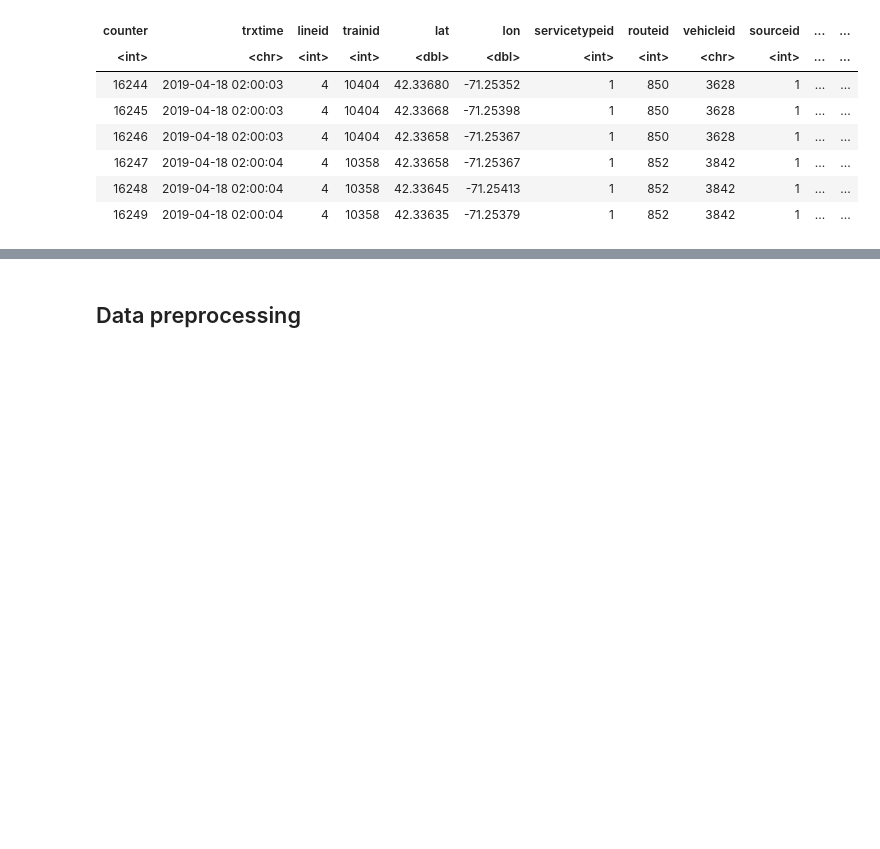
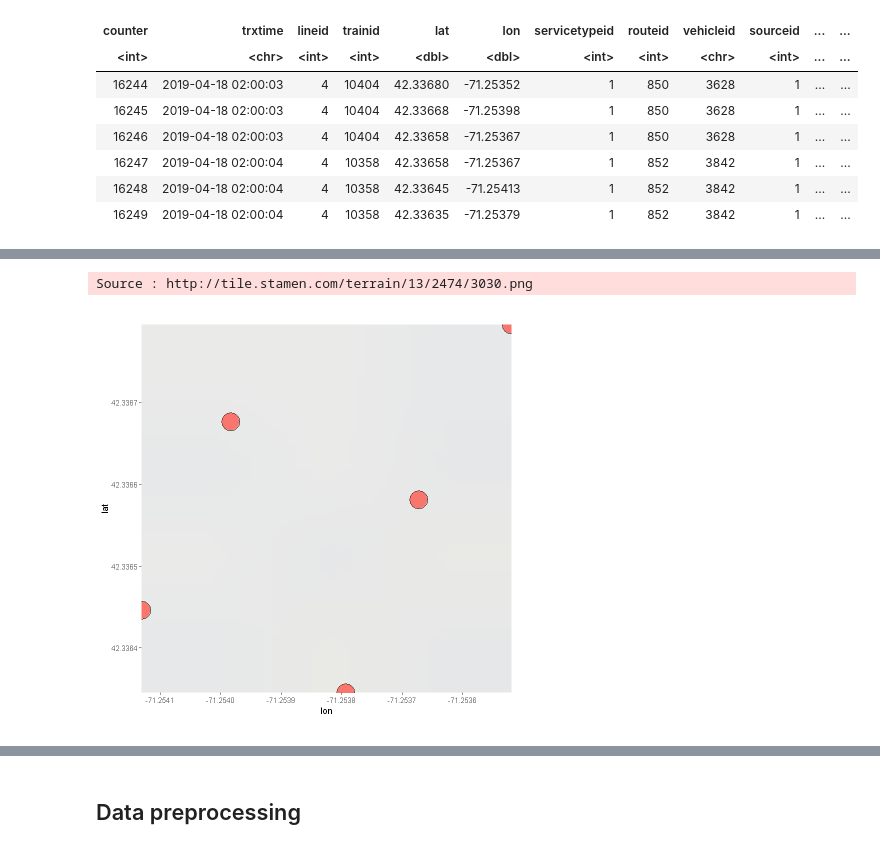
Before and after one commit to narslab/treem, a Jupyter notebook: bin/jupyter/vehicle-trajectory-computation.ipynb, the cells around one changed output, grey strips where cells are left out. Saved outputs shown, nothing was run; the diff lists cells and outputs as text; code cells hidden in the pictures; blank space fills up the shorter version.

```diff
--- a/bin/jupyter/vehicle-trajectory-computation.ipynb
+++ b/bin/jupyter/vehicle-trajectory-computation.ipynb
@@ -131,2 +158,0 @@ unique(df_lightrail$routeid)
-# %%
-df_lightrail_test = df_lightrail[routeid == 800 ,.(lat,lon,trainid)]
@@ -159,13 +161,23 @@ range(df_lightrail_test$lon)
+# %%
+green_subset = function(route,train,vehicleid,dayid,monthid,car1,car2){
+    df_lightrail_test = df_lightrail[routeid == route &
+                                     trainid == train
+                                    ,.(lineid,routeid,trainid,vehicleid,month,day,lat,lon),keyby = .(trxtime)]
+    df_lightrail_test = df_lightrail_test[day == dayid & month == monthid]
+    df_lightrail_test = df_lightrail_test[vehicleid == vehicleid]
+    df_lightrail_test = df_lightrail_test[car1 == car1 & car2 == car2]
+    return(df_lightrail_test)
+}
 # %%
-light_location = function(route,trainid){
-df_lightrail_test = df_lightrail[routeid == route & trainid == trainid & day == 18 & month == 4
-                                 ,.(lat,lon)]
-# get the map
-ma <- get_stamenmap(bbox = c(left = min(df_lightrail_test$lon), bottom = min(df_lightrail_test$lat),
+# Plot the map
+light_location = function(df){
+    df_lightrail_test = df
+    # get the map
+    ma <- get_stamenmap(bbox = c(left = min(df_lightrail_test$lon), bottom = min(df_lightrail_test$lat),
                                   right = max(df_lightrail_test$lon), top = max(df_lightrail_test$lat)),
-                         zoom = 15)
-# plotting the map with some points on it
-ggmap(ma) +
-  geom_point(data = df_lightrail_test, aes(x = lon, y = lat, fill = "red", alpha = 0.8), size = 5, shape = 21) +
-  guides(fill=FALSE, alpha=FALSE, size=FALSE)
+                         zoom = 13)
+   # plotting the map with some points on it
+   ggmap(ma) +
+   geom_point(data = df_lightrail_test, aes(x = lon, y = lat, fill = "red", alpha = 0.8), size = 10, shape = 21) +
+   guides(fill=FALSE, alpha=FALSE, size=FALSE)
 }
@@ -195,0 +337,6 @@ ERROR: Error: Google now requires an API key.
+# %%
+# plot points on the map
+light_location(df_green_test)
+# %% [output]
+Source : http://tile.stamen.com/terrain/13/2474/3030.png
+[figure, added]
```
Also changed, not shown: parts of 52 cells of this notebook.
